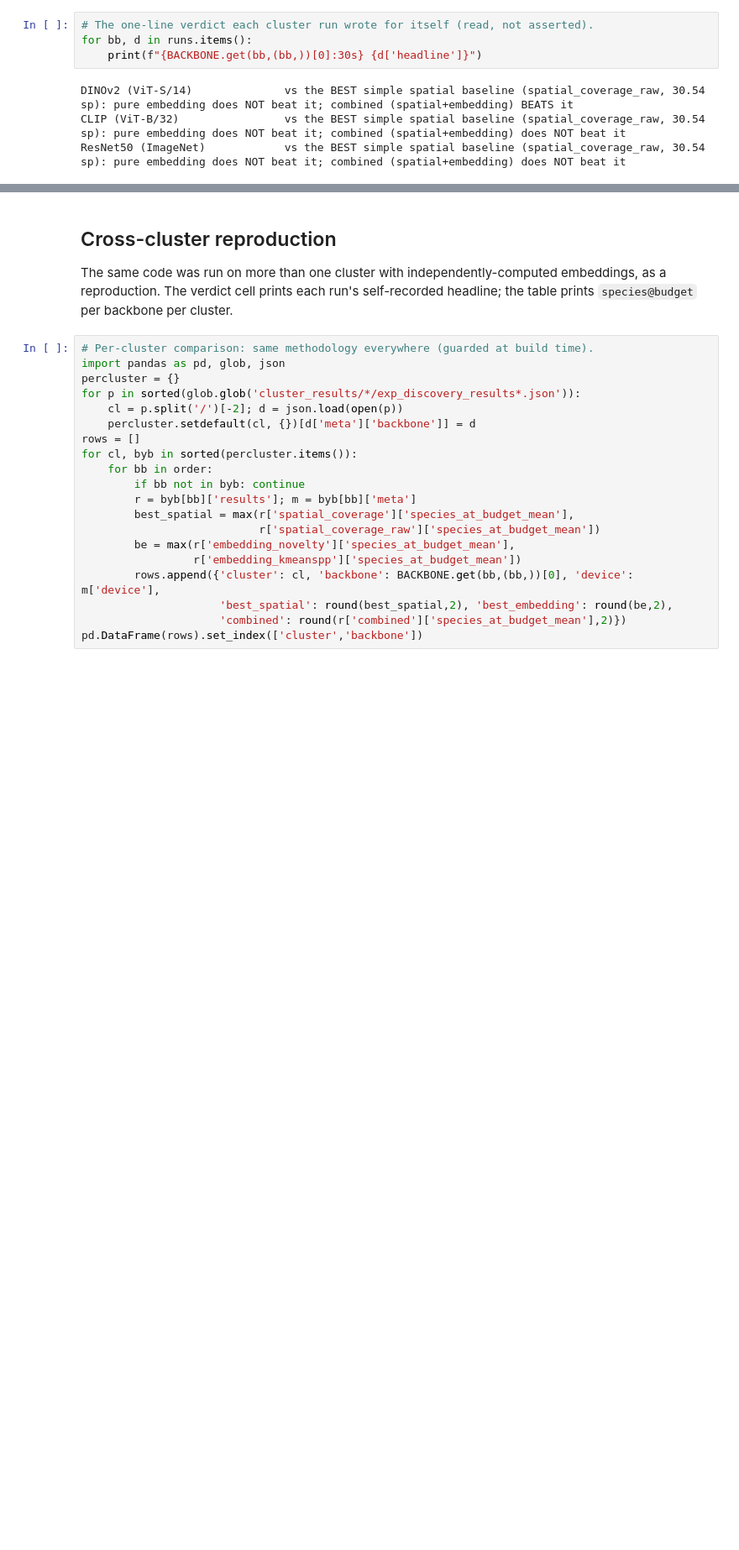
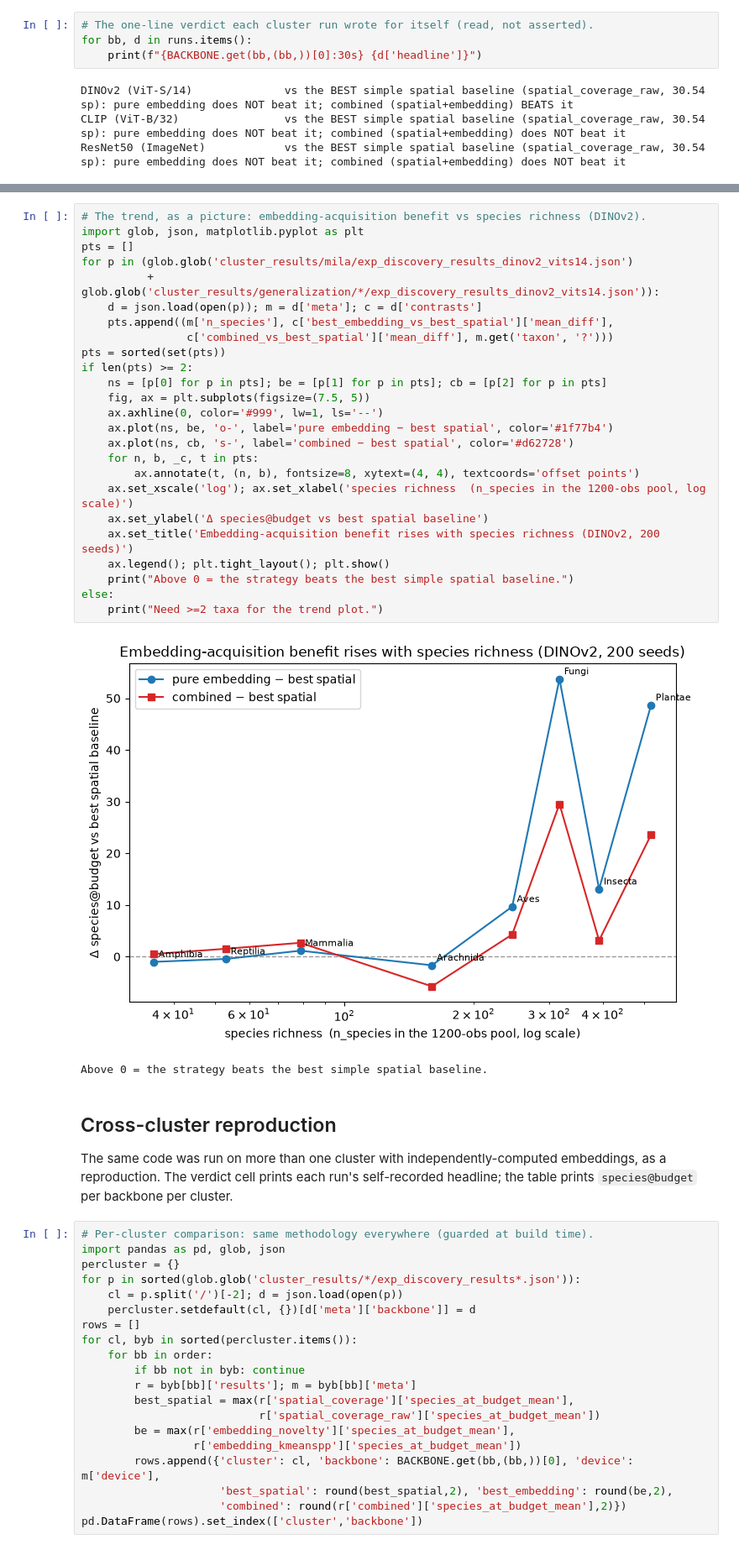
Before and after one commit to PollockLab/where-to-blitz, a Jupyter notebook: discovery-acquisition-experiment.ipynb, the cells around one changed output, grey strips where cells are left out. Shown at 84% size. Cells and saved outputs as stored; diff of their text form; blank space fills up the shorter version.

```diff
--- a/discovery-acquisition-experiment.ipynb
+++ b/discovery-acquisition-experiment.ipynb
@@ -256,3 +266,31 @@ bestEmb−bestSpatial rises with n_species => the embedding's value scales with
+# %%
+# The trend, as a picture: embedding-acquisition benefit vs species richness (DINOv2).
+import glob, json, matplotlib.pyplot as plt
+pts = []
+for p in (glob.glob('cluster_results/mila/exp_discovery_results_dinov2_vits14.json')
+          + glob.glob('cluster_results/generalization/*/exp_discovery_results_dinov2_vits14.json')):
+    d = json.load(open(p)); m = d['meta']; c = d['contrasts']
+    pts.append((m['n_species'], c['best_embedding_vs_best_spatial']['mean_diff'],
+                c['combined_vs_best_spatial']['mean_diff'], m.get('taxon', '?')))
+pts = sorted(set(pts))
+if len(pts) >= 2:
+    ns = [p[0] for p in pts]; be = [p[1] for p in pts]; cb = [p[2] for p in pts]
+    fig, ax = plt.subplots(figsize=(7.5, 5))
+    ax.axhline(0, color='#999', lw=1, ls='--')
+    ax.plot(ns, be, 'o-', label='pure embedding − best spatial', color='#1f77b4')
+    ax.plot(ns, cb, 's-', label='combined − best spatial', color='#d62728')
+    for n, b, _c, t in pts:
+        ax.annotate(t, (n, b), fontsize=8, xytext=(4, 4), textcoords='offset points')
+    ax.set_xscale('log'); ax.set_xlabel('species richness  (n_species in the 1200-obs pool, log scale)')
+    ax.set_ylabel('Δ species@budget vs best spatial baseline')
+    ax.set_title('Embedding-acquisition benefit rises with species richness (DINOv2, 200 seeds)')
+    ax.legend(); plt.tight_layout(); plt.show()
+    print("Above 0 = the strategy beats the best simple spatial baseline.")
+else:
+    print("Need >=2 taxa for the trend plot.")
+# %% [output]
+[figure, added]
+Above 0 = the strategy beats the best simple spatial baseline.
 # %% [markdown]
 ## Cross-cluster reproduction
 
```
Also changed, not shown: parts of 3 cells of this notebook, 12 other files.
